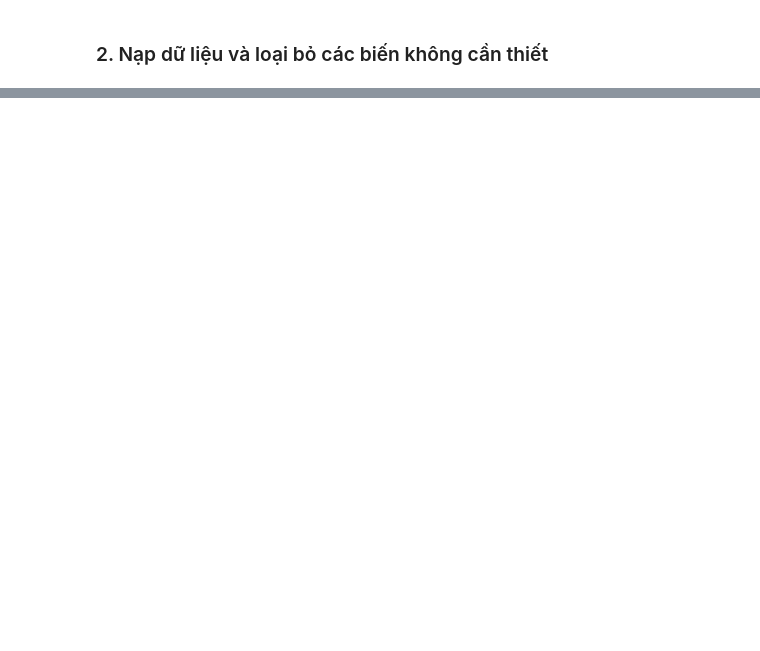
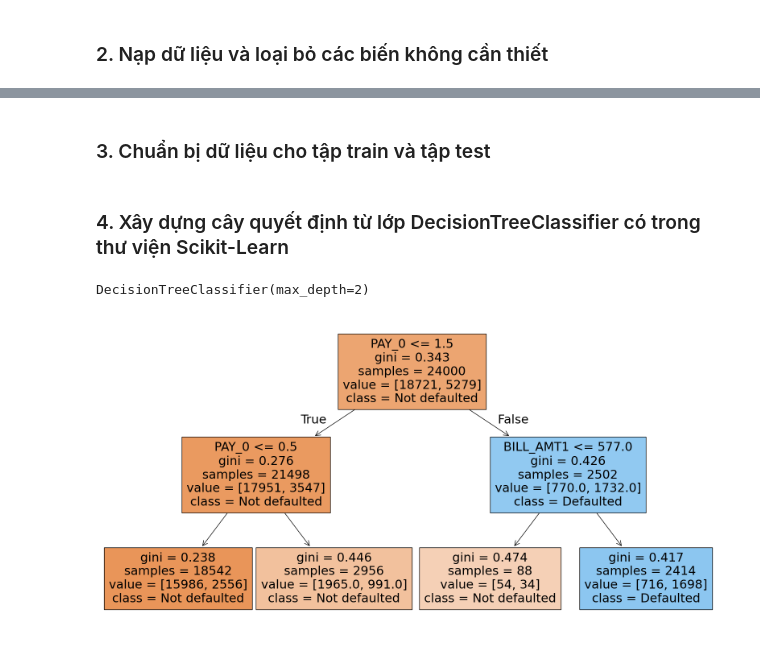
Before and after one commit to qdatether/ueh25_kythuatlaptrinh_stata_python_st3, a Jupyter notebook: Bai_tap_tren_lop/Mid-term/2.1-2.2.2.ipynb, the cells around one changed output, grey strips where cells are left out. Drawn from its saved outputs; the diff is of its cells as text; code cells hidden in the pictures; blank space fills up the shorter version.

```diff
--- a/Bai_tap_tren_lop/Mid-term/2.1-2.2.2.ipynb
+++ b/Bai_tap_tren_lop/Mid-term/2.1-2.2.2.ipynb
@@ -41,7 +41,8 @@ mpl.rcParams['figure.dpi'] = 100
 # %% [markdown]
 ### 2. Nạp dữ liệu và loại bỏ các biến không cần thiết
 # %%
-df = pd.read_csv('data.csv')
+import pandas as pd
+df = pd.read_csv('UCI_Credit_Card.csv')
 df.head()
 features_response = df.columns.tolist()
 
@@ -57,0 +76,33 @@ FileNotFoundError: [Errno 2] No such file or directory: 'data.csv'
+# %% [markdown]
+### 3. Chuẩn bị dữ liệu cho tập train và tập test
+# %%
+from sklearn.model_selection import train_test_split
+from sklearn import tree
+
+X_train, X_test, y_train, y_test = train_test_split(
+    df[features_response[:-1]].values,
+    df['default.payment.next.month'].values,
+    test_size=0.2,
+    random_state=24
+)
+# %% [markdown]
+### 4. Xây dựng cây quyết định từ lớp DecisionTreeClassifier có trong thư viện Scikit-Learn
+# %%
+dt = tree.DecisionTreeClassifier(max_depth=2)
+dt.fit(X_train, y_train)
+# %% [output]
+DecisionTreeClassifier(max_depth=2)
+# %%
+import graphviz
+import matplotlib.pyplot as plt
+
+plt.figure(figsize=(20, 10))
+tree.plot_tree(
+    dt,
+    feature_names=features_response[:-1],
+    class_names=['Not defaulted', 'Defaulted'],
+    filled=True
+)
+plt.show()
+# %% [output]
+[figure, added]
```
Also changed, not shown: parts of 3 cells of this notebook, 1 other file.
